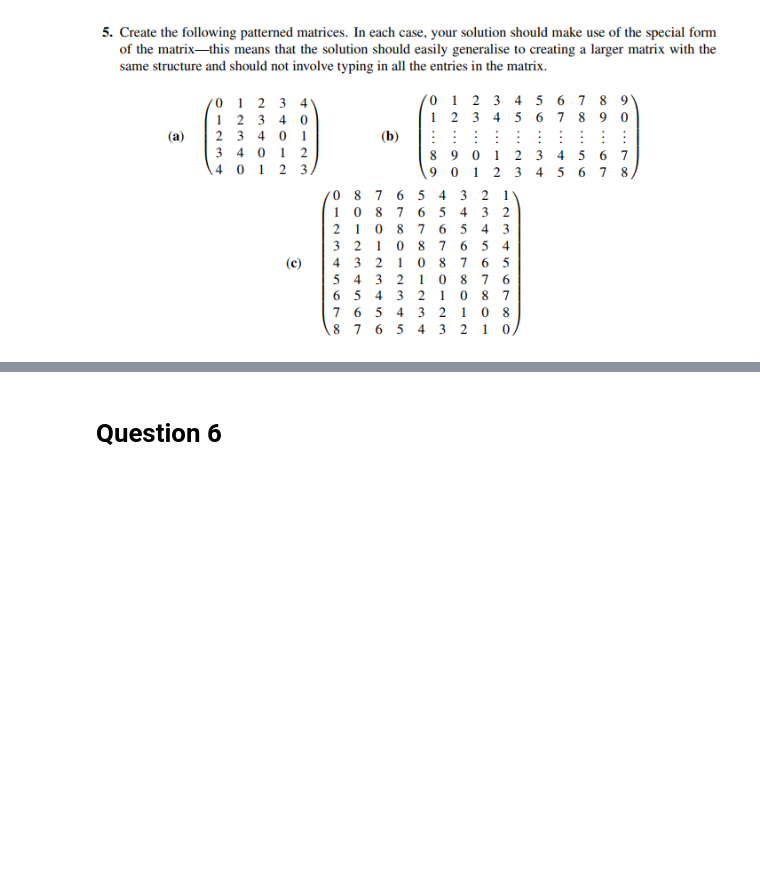
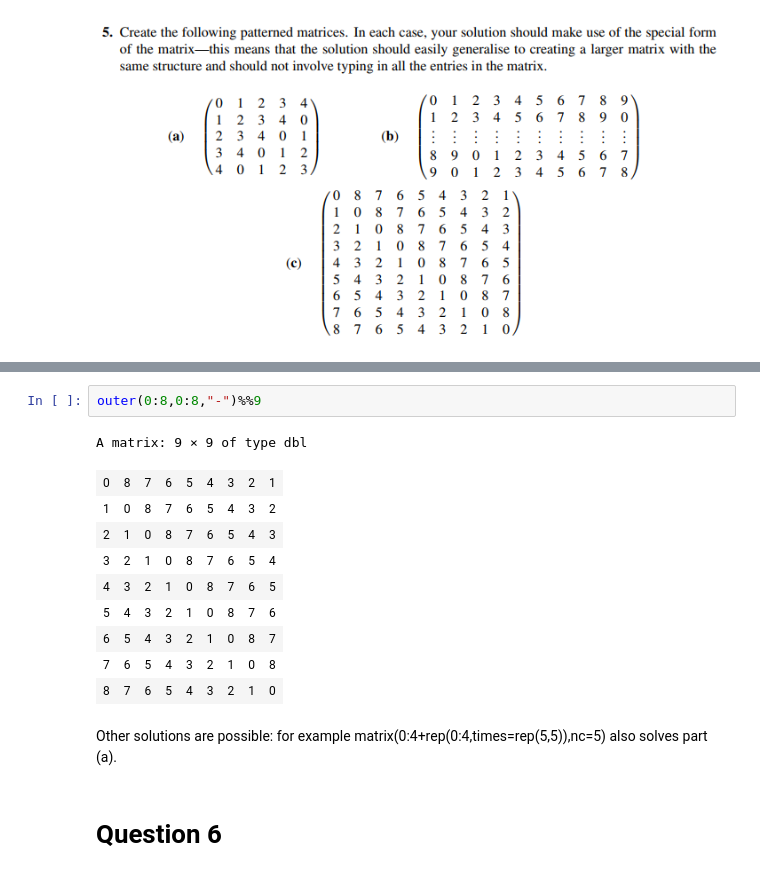
Before and after one commit to khanhtrinh2003/R-excercise, a Jupyter notebook: Ex2_Matrices.ipynb, the cells around one changed output, grey strips where cells are left out. Cells and saved outputs as stored; diff of their text form; blank space fills up the shorter version.

```diff
--- a/Ex2_Matrices.ipynb
+++ b/Ex2_Matrices.ipynb
@@ -21,3 +88,18 @@
+# %%
+outer(0:8,0:8,"-")%%9
+# %% [output]
+A matrix: 9 × 9 of type dbl
+| 0 | 8 | 7 | 6 | 5 | 4 | 3 | 2 | 1 |
+| 1 | 0 | 8 | 7 | 6 | 5 | 4 | 3 | 2 |
+| 2 | 1 | 0 | 8 | 7 | 6 | 5 | 4 | 3 |
+| 3 | 2 | 1 | 0 | 8 | 7 | 6 | 5 | 4 |
+| 4 | 3 | 2 | 1 | 0 | 8 | 7 | 6 | 5 |
+| 5 | 4 | 3 | 2 | 1 | 0 | 8 | 7 | 6 |
+| 6 | 5 | 4 | 3 | 2 | 1 | 0 | 8 | 7 |
+| 7 | 6 | 5 | 4 | 3 | 2 | 1 | 0 | 8 |
+| 8 | 7 | 6 | 5 | 4 | 3 | 2 | 1 | 0 |
+# %% [markdown]
+Other solutions are possible: for example matrix(0:4+rep(0:4,times=rep(5,5)),nc=5) also solves part (a).
 # %% [markdown]
 # Question 6
 # %% [markdown]
```
Also changed, not shown: parts of 27 cells of this notebook.
